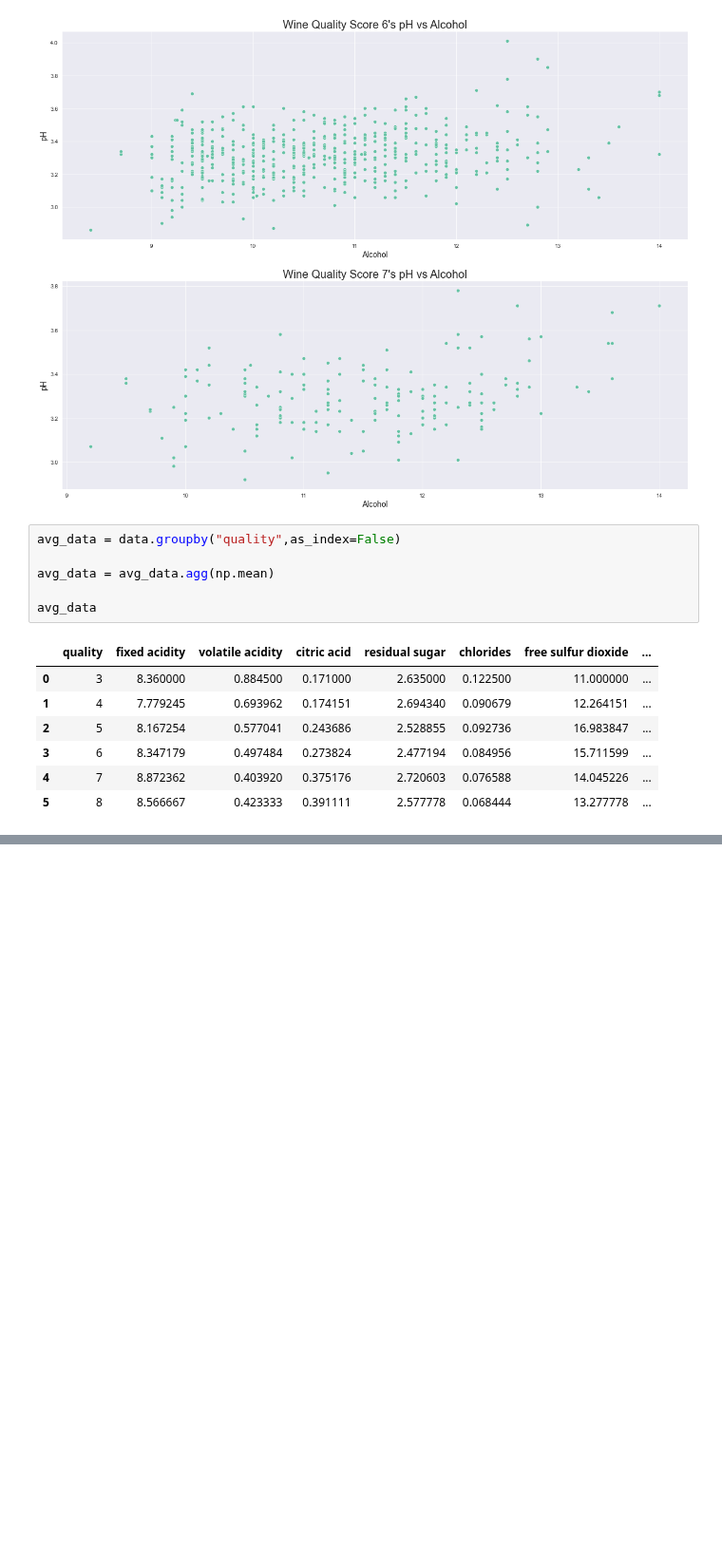
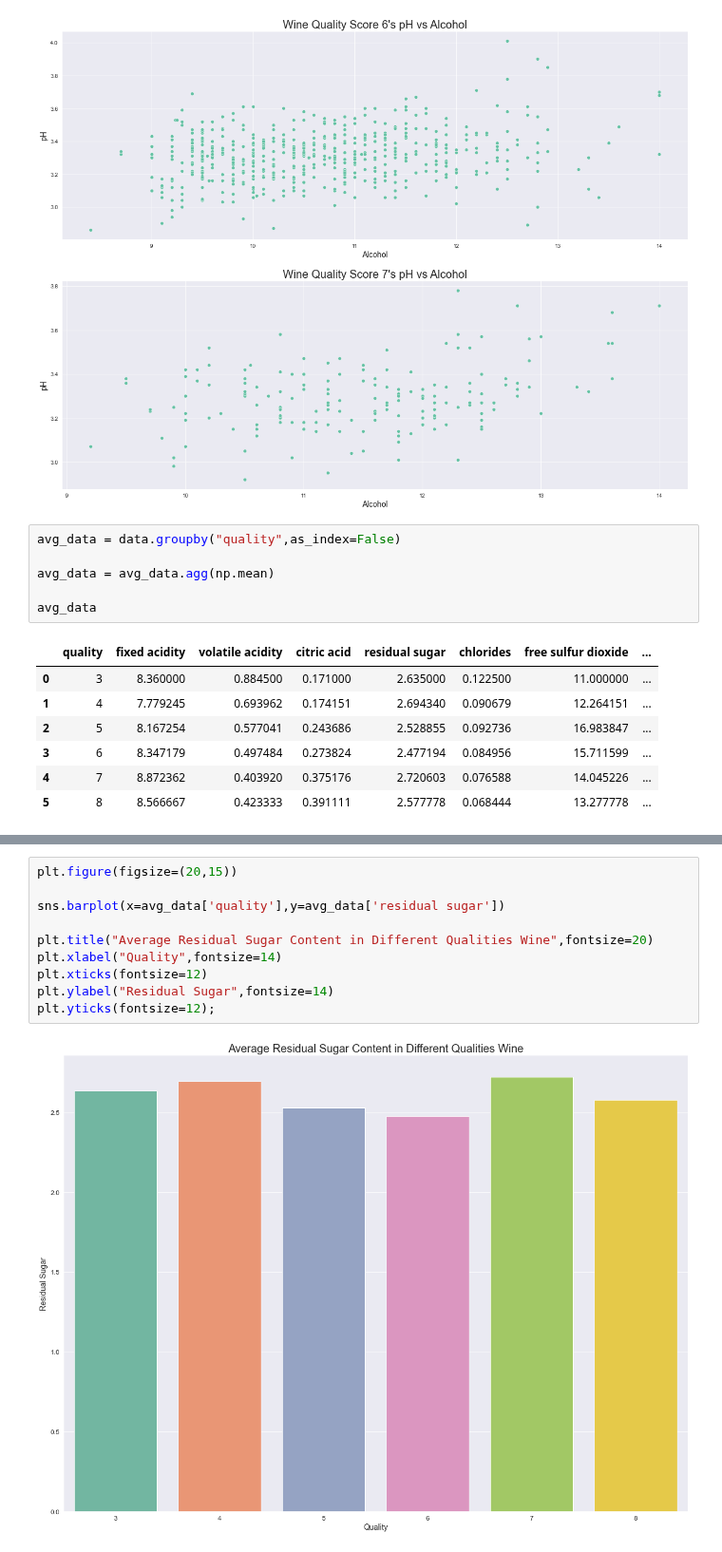
Before and after one commit to shamimsikder/Data-Visualization-Exercises, a Jupyter notebook: Wine Quality Data Visualization.ipynb, the cells around one changed output, grey strips where cells are left out. Shown at 95% size. Cells and saved outputs as stored; diff of their text form; blank space fills up the shorter version.

```diff
--- a/Wine Quality Data Visualization.ipynb
+++ b/Wine Quality Data Visualization.ipynb
@@ -216,0 +228,12 @@ plt.yticks(fontsize=12);
+# %%
+plt.figure(figsize=(20,15))
+
+sns.barplot(x=avg_data['quality'],y=avg_data['residual sugar'])
+
+plt.title("Average Residual Sugar Content in Different Qualities Wine",fontsize=20)
+plt.xlabel("Quality",fontsize=14)
+plt.xticks(fontsize=12)
+plt.ylabel("Residual Sugar",fontsize=14)
+plt.yticks(fontsize=12);
+# %% [output]
+[figure, added]
```
Also changed, not shown: parts of 3 cells of this notebook.
